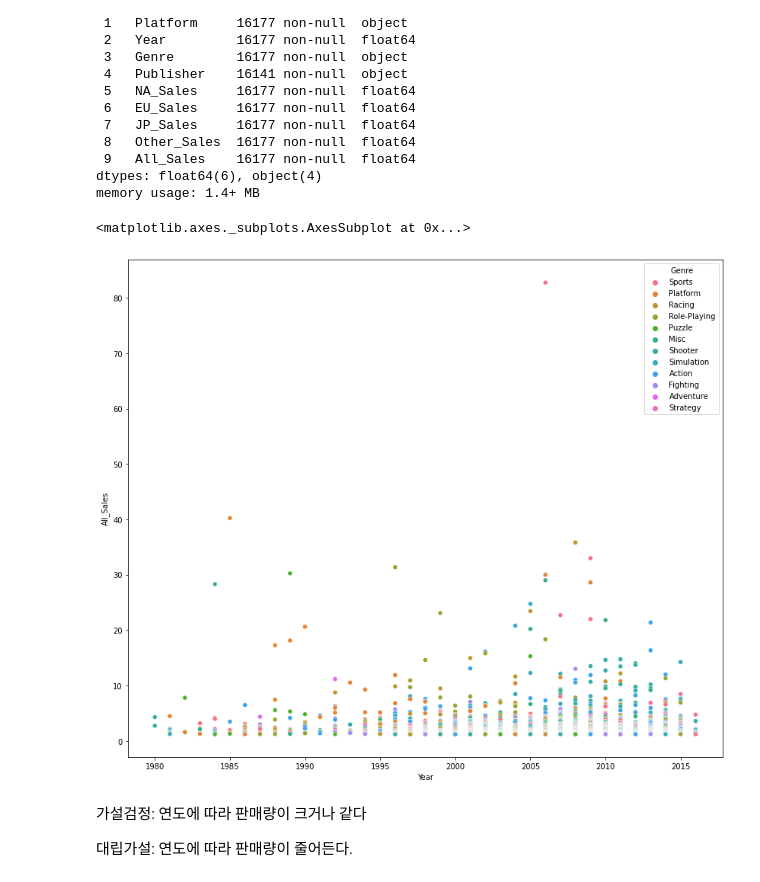
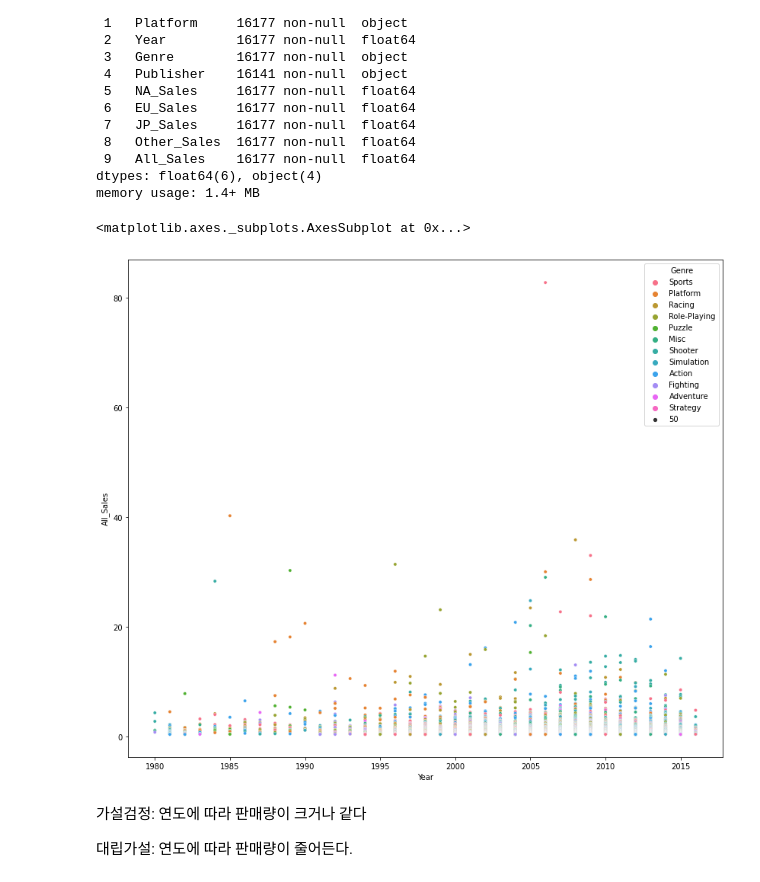
Before and after one commit to okok7272/CodeStatesProject, a Jupyter notebook: Section1/Project1_game_trends.ipynb, the cells around one changed output. Cells and saved outputs as stored; diff of their text form; code cells hidden in the pictures.

```diff
--- a/Section1/Project1_game_trends.ipynb
+++ b/Section1/Project1_game_trends.ipynb
@@ -384,13 +384,13 @@ dtypes: float64(6), object(4)
 memory usage: 1.4+ MB
 # %%
 #상위권 데이터는 일단 10%로 스캐터 플롯 구성
-game_per= game_asc.head(1617)
+game_per= game_asc.head(1617*3)
 # %%
 plt.figure(figsize=(14,12))
-sns.scatterplot(x='Year', y='All_Sales',data=game_per, hue='Genre')
+sns.scatterplot(x='Year', y='All_Sales',data=game_per, hue='Genre' ,size=50)
 # %% [output]
 <matplotlib.axes._subplots.AxesSubplot at 0x...>
-[figure, old version]
+[figure, new version]
 # %%
 game_100 = game_asc.head(100)
 # %% [markdown]
```
